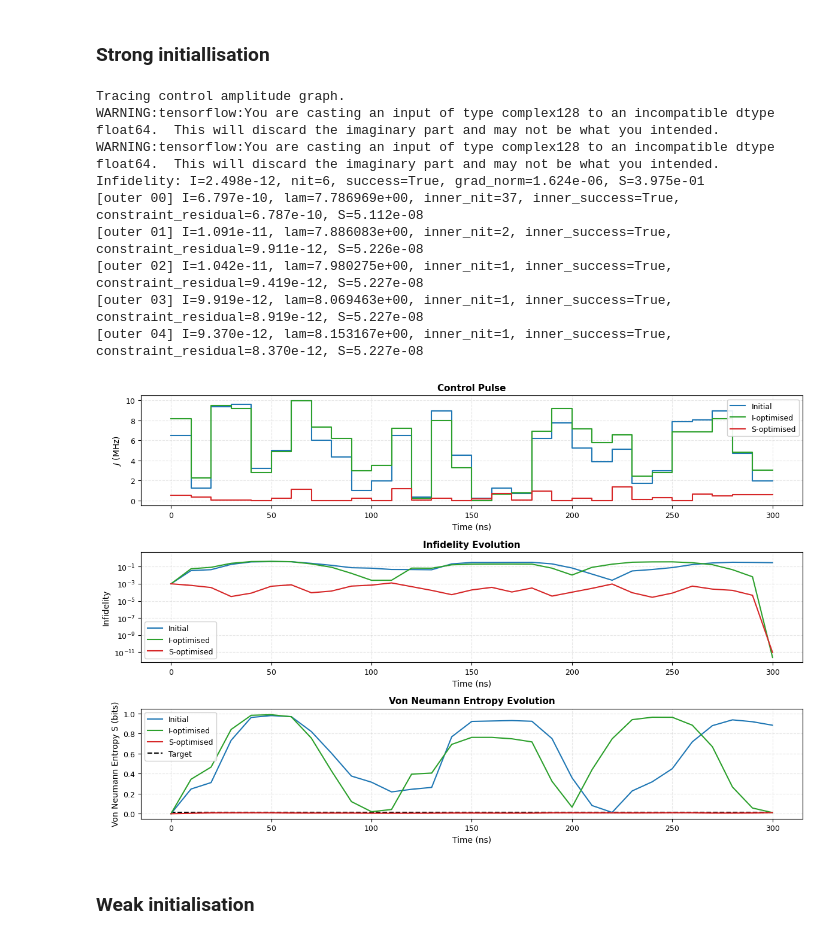
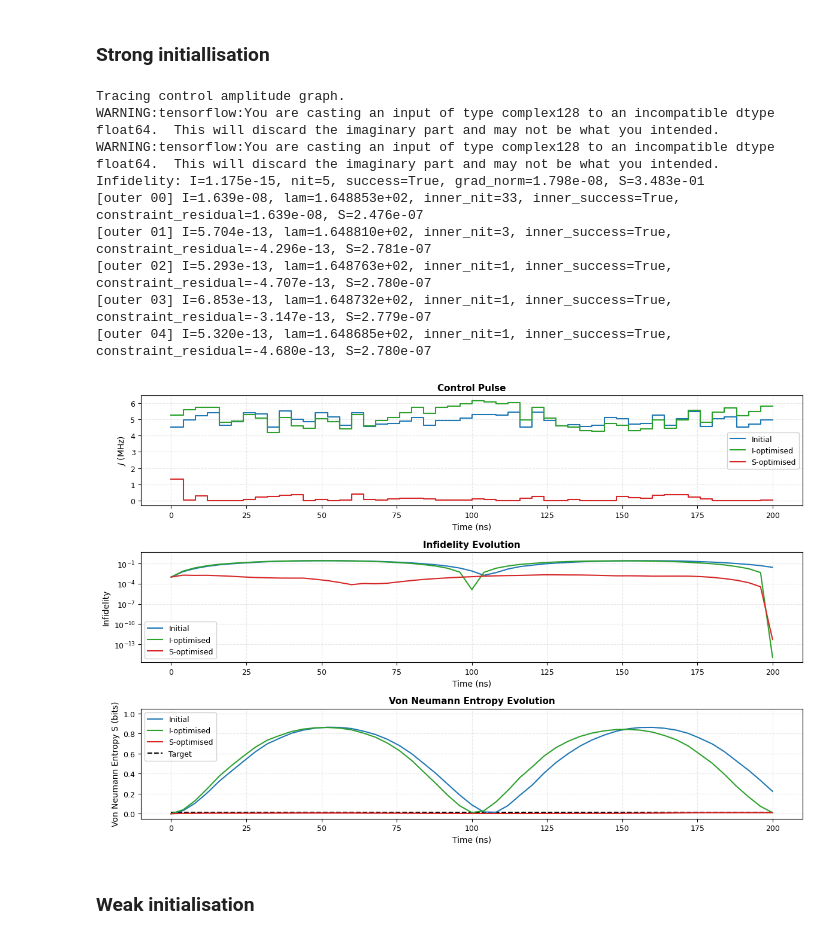
Before and after one commit to haoran-ye/pulse_VQE_entanglement, a Jupyter notebook: notebooks/sqe_state.ipynb, the cells around one changed output. Saved outputs shown, nothing was run; the diff lists cells and outputs as text; code cells hidden in the pictures.

```diff
--- a/notebooks/sqe_state.ipynb
+++ b/notebooks/sqe_state.ipynb
@@ -19,45 +19,45 @@ config = SimulationConfig(
     zeeman_splittings=np.array([1000.0, 1008.0]),
     initial_state=np.array([0.0, 1.0, 0.0, 0.0], dtype=np.complex128),
     theta_target=0.01 * np.pi,
-    n_time_steps=30,
+    n_time_steps=50,
     n_discretisation=1,
-    T=300.0,
+    T=200.0,
     max_drive_strength=0.0,
     J_max=10.0,
     J_min=0.0,
-    J_init_scale=1e0,
-    J_init_mean=0.0,
+    J_init_scale=1e-1,
+    J_init_mean=-0.0,
     feromagnetic=False,
     gtol=1e-12,
     maxiter=500,
     entanglement_optimisation=True,
     state_ent_measure="von_neumann",
     #extra_ent_measures=["linear"],
     J_init_seed=None,
 
     # primal-dual settings
     S_max=0.01,
     eps_infidelity=1e-12,
     rho=0.0,
     dual_lr=1e10,
     n_outer=5,
-    inner_maxiter=500,
+    inner_maxiter=200,
     fd_eps=1e-6,
 )
 
 results = sqe_optimisation(config)
 plot_sqe_optimisation(results)
 # %% [output]
 Tracing control amplitude graph.
 WARNING:tensorflow:You are casting an input of type complex128 to an incompatible dtype float64.  This will discard the imaginary part and may not be what you intended.
 WARNING:tensorflow:You are casting an input of type complex128 to an incompatible dtype float64.  This will discard the imaginary part and may not be what you intended.
-Infidelity: I=2.498e-12, nit=6, success=True, grad_norm=1.624e-06, S=3.975e-01
-[outer 00] I=6.797e-10, lam=7.786969e+00, inner_nit=37, inner_success=True, constraint_residual=6.787e-10, S=5.112e-08
-[outer 01] I=1.091e-11, lam=7.886083e+00, inner_nit=2, inner_success=True, constraint_residual=9.911e-12, S=5.226e-08
-[outer 02] I=1.042e-11, lam=7.980275e+00, inner_nit=1, inner_success=True, constraint_residual=9.419e-12, S=5.227e-08
-[outer 03] I=9.919e-12, lam=8.069463e+00, inner_nit=1, inner_success=True, constraint_residual=8.919e-12, S=5.227e-08
-[outer 04] I=9.370e-12, lam=8.153167e+00, inner_nit=1, inner_success=True, constraint_residual=8.370e-12, S=5.227e-08
+Infidelity: I=1.175e-15, nit=5, success=True, grad_norm=1.798e-08, S=3.483e-01
+[outer 00] I=1.639e-08, lam=1.648853e+02, inner_nit=33, inner_success=True, constraint_residual=1.639e-08, S=2.476e-07
+[outer 01] I=5.704e-13, lam=1.648810e+02, inner_nit=3, inner_success=True, constraint_residual=-4.296e-13, S=2.781e-07
+[outer 02] I=5.293e-13, lam=1.648763e+02, inner_nit=1, inner_success=True, constraint_residual=-4.707e-13, S=2.780e-07
+[outer 03] I=6.853e-13, lam=1.648732e+02, inner_nit=1, inner_success=True, constraint_residual=-3.147e-13, S=2.779e-07
+[outer 04] I=5.320e-13, lam=1.648685e+02, inner_nit=1, inner_success=True, constraint_residual=-4.680e-13, S=2.780e-07
-[figure, old version]
+[figure, new version]
 # %% [markdown]
 ### Weak initialisation
 # %%
```
Also changed, not shown: 19 other files.
